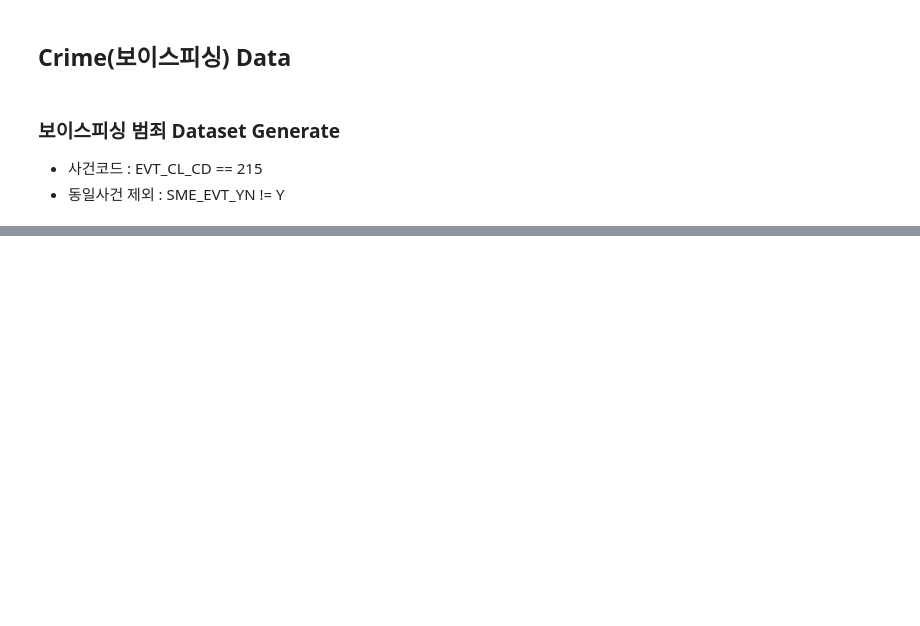
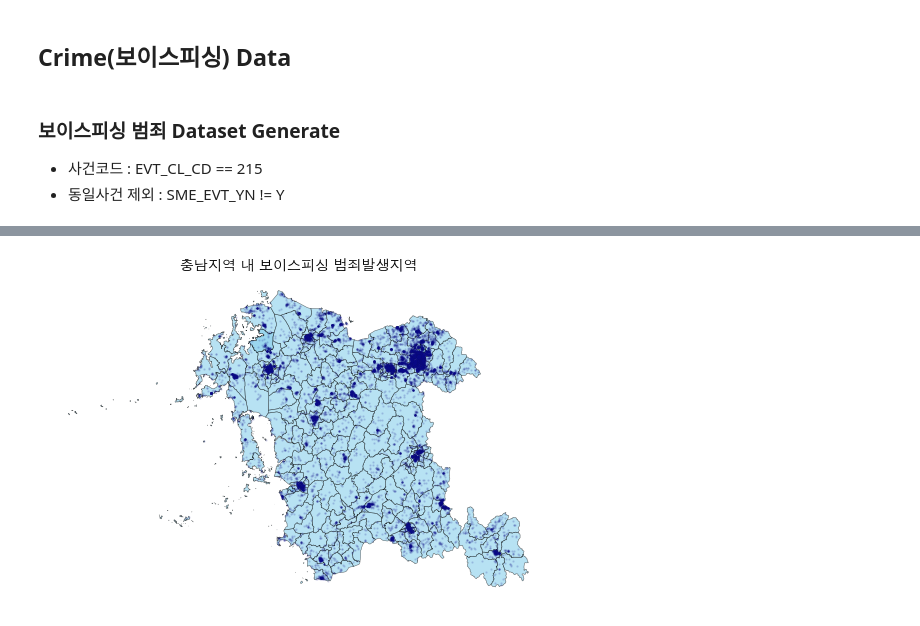
Before and after one commit to ddangchani/LocalSecurity_competition, a Jupyter notebook: preprocessing.ipynb, the cells around one changed output, grey strips where cells are left out. Saved outputs shown, nothing was run; the diff lists cells and outputs as text; code cells hidden in the pictures; blank space fills up the shorter version.

```diff
--- a/preprocessing.ipynb
+++ b/preprocessing.ipynb
@@ -52,0 +99,5 @@ gdf_crime.to_file('data/gdf_crime.gpkg')
+# %%
+# 각 지역별로 분리
+gdf_crime_chungnam = gdf_crime.loc[gdf_crime.ADM_AREA.isin(chungnam.GID),:]
+gdf_crime_daejeon = gdf_crime.loc[gdf_crime.ADM_AREA.isin(daejeon.GID),:]
+gdf_crime_sejong = gdf_crime.loc[gdf_crime.ADM_AREA.isin(sejong.GID),:]
@@ -52,0 +118,14 @@ gdf_crime.to_file('data/gdf_crime.gpkg')
+# %%
+# Plot
+
+fig, ax = plt.subplots(nrows=1, ncols=1, figsize=(10,6))
+
+chungnam.geometry.plot(ax=ax, zorder=1, color='skyblue', alpha=0.6, edgecolor='black', linewidth=0.5)
+gdf_crime_chungnam.geometry.plot(ax=ax, zorder=2, color='navy', alpha=0.1, markersize=2)
+
+ax.set_axis_off()
+
+plt.title('충남지역 내 보이스피싱 범죄발생지역', fontsize=14)
+plt.show()
+# %% [output]
+[figure, added]
```
Also changed, not shown: parts of 12 cells of this notebook, 3 other files.
